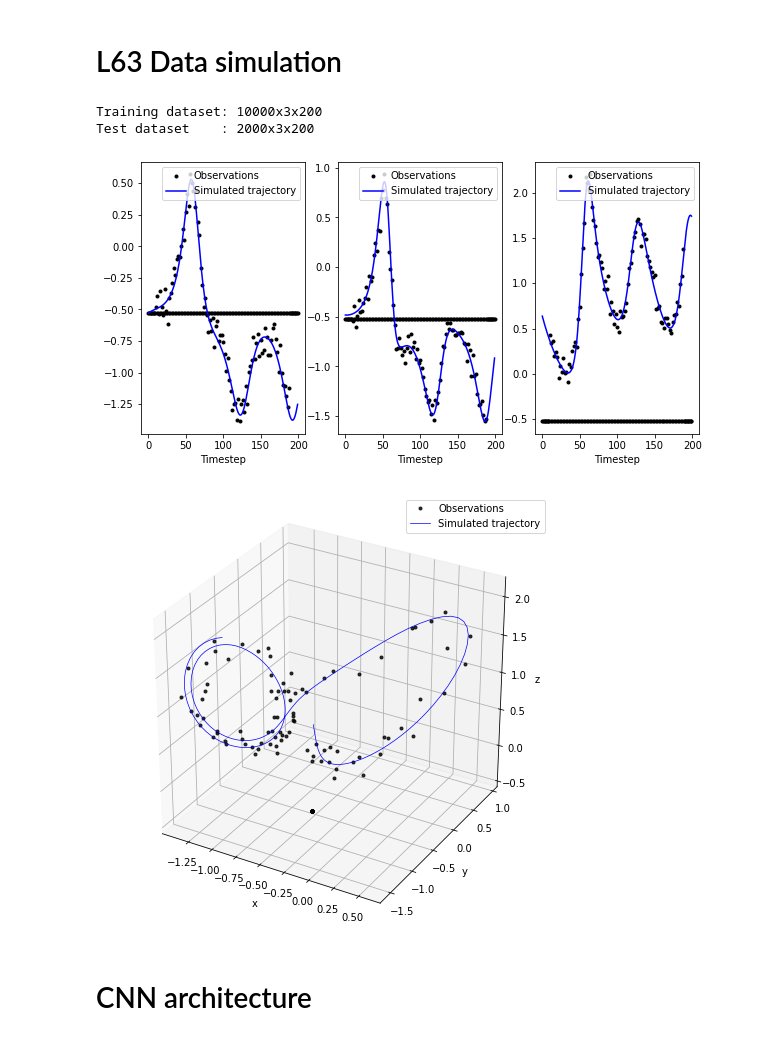
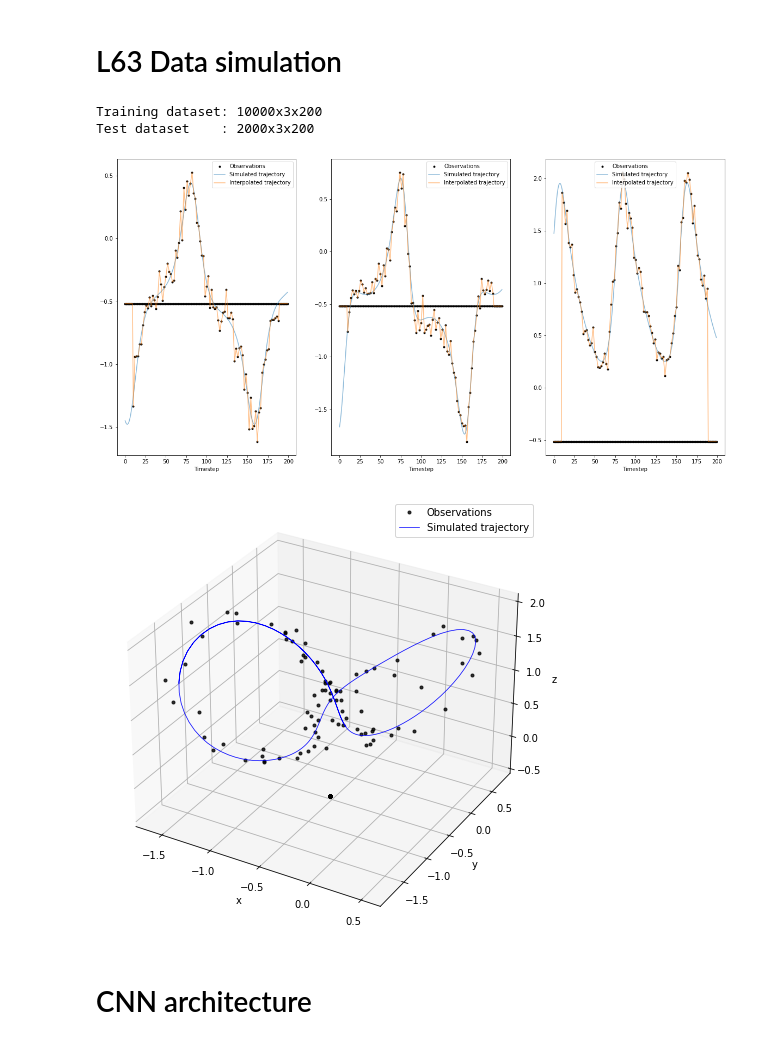
Before and after one commit to cdurand95/DataAssimilationProject, a Jupyter notebook: DAProject_L63_17November.ipynb, the cells around one changed output. Drawn from its saved outputs; the diff is of its cells as text; code cells hidden in the pictures.

```diff
--- a/DAProject_L63_17November.ipynb
+++ b/DAProject_L63_17November.ipynb
@@ -59,31 +43,31 @@ Successfully installed torchviz-0.0.2
 # %%
 ## data generation: L63 series
 SD = Simulation_data()
 y0 = np.array([8.0,0.0,30.0])
 tt = np.arange(SD.dt_integration,SD.nb_loop_test*SD.dt_integration+0.000001,SD.dt_integration)
 S = solve_ivp(fun=lambda t,y: AnDA_Lorenz_63(y,t,SD.parameters.sigma,SD.parameters.rho,SD.parameters.beta),t_span=[0.,5+0.000001],y0=y0,first_step=SD.dt_integration,t_eval=np.arange(0,5+0.000001,SD.dt_integration),method='RK45')
 
 y0 = S.y[:,-1];
 S = solve_ivp(fun=lambda t,y: AnDA_Lorenz_63(y,t,SD.parameters.sigma,SD.parameters.rho,SD.parameters.beta),t_span=[SD.dt_integration,SD.nb_loop_test+0.000001],y0=y0,first_step=SD.dt_integration,t_eval=tt,method='RK45')
 S = S.y.transpose()
 
 xt = time_series()
 xt.values = S
 xt.time   = tt
 
 #Data Extraction
-x_train, x_val, x_test, x_train_obs, x_val_obs,x_test_obs, x_train_missing, x_val_missing,x_test_missing, mask_train,mask_val, mask_test  =  L63PatchDataExtraction(xt=xt,RMD=0.5)
+x_train, x_val, x_test, x_train_obs, x_val_obs,x_test_obs, x_train_missing, x_val_missing,x_test_missing, mask_train,mask_val, mask_test,x_train_Init,x_val_Init, x_test_Init, meanTr, stdTr =  L63PatchDataExtraction(xt=xt,RMD=0.5)
 
 print('Training dataset: %dx%dx%d'%(x_train.shape[0],x_train.shape[1],x_train.shape[2]))
 print('Test dataset    : %dx%dx%d'%(x_test.shape[0],x_test.shape[1],x_test.shape[2]))
 
 #Data Visualisation
-visualisation_data(x_train,x_train_obs,180)
+visualisation_data(x_train,x_train_obs,x_train_Init,180)
 # %% [output]
 Training dataset: 10000x3x200
 Test dataset    : 2000x3x200
-[figure, old version]
+[figure, new version]
-[figure, old version]
+[figure, new version]
 # %% [markdown]
 # CNN architecture
 # %%
```
Also changed, not shown: parts of 6 cells of this notebook, 5 other files.
